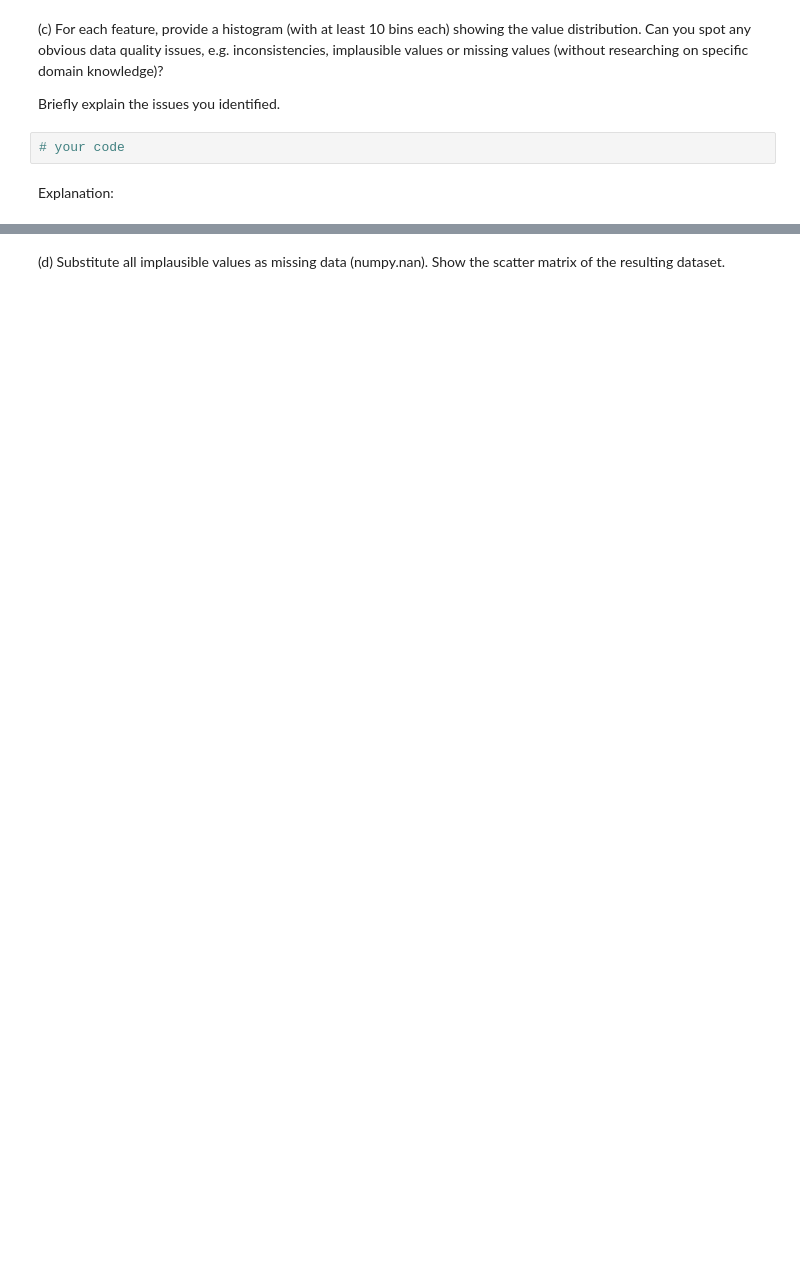
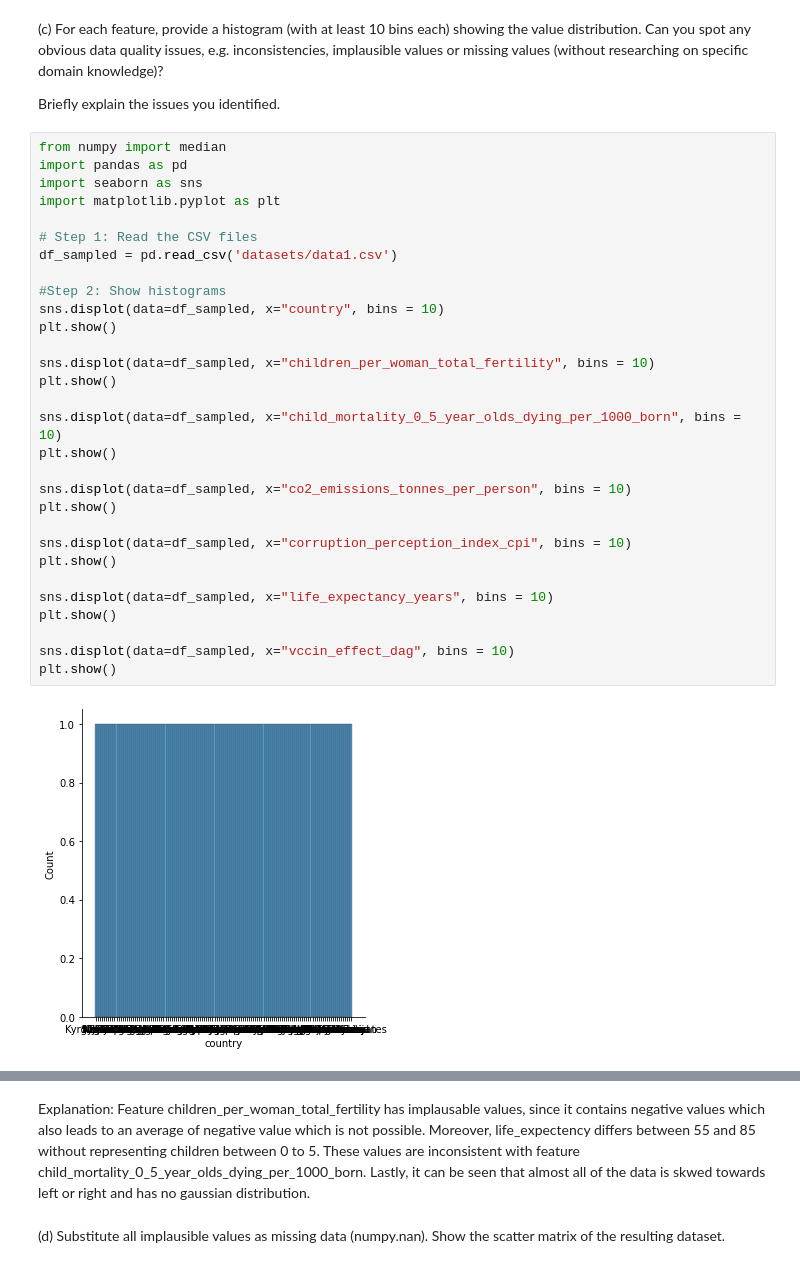
Before and after one commit to Noyan759/ids-assignment-unsupervised-learning, a Jupyter notebook: IDS_Assignment_2.ipynb, the cells around one changed output, grey strips where cells are left out. Saved outputs shown, nothing was run; the diff lists cells and outputs as text; blank space fills up the shorter version.

```diff
--- a/IDS_Assignment_2.ipynb
+++ b/IDS_Assignment_2.ipynb
@@ -50,7 +142,35 @@ Create new dataset <b>data1</b> by removing the feature 'geographic_group' from
 (c) For each feature, provide a histogram (with at least 10 bins each) showing the value distribution. Can you spot any obvious data quality issues, e.g. inconsistencies, implausible values or missing values (without researching on specific domain knowledge)?
 
 Briefly explain the issues you identified.
-# %%
-# your code
-# %% [markdown]
-Explanation:
+# %%
+from numpy import median
+import pandas as pd
+import seaborn as sns
+import matplotlib.pyplot as plt
+
+# Step 1: Read the CSV files
+df_sampled = pd.read_csv('datasets/data1.csv')
+
+#Step 2: Show histograms
+sns.displot(data=df_sampled, x="country", bins = 10)
+plt.show()
+
+sns.displot(data=df_sampled, x="children_per_woman_total_fertility", bins = 10)
+plt.show()
+
+sns.displot(data=df_sampled, x="child_mortality_0_5_year_olds_dying_per_1000_born", bins = 10)
+plt.show()
+
+sns.displot(data=df_sampled, x="co2_emissions_tonnes_per_person", bins = 10)
+plt.show()
+
+sns.displot(data=df_sampled, x="corruption_perception_index_cpi", bins = 10)
+plt.show()
+
+sns.displot(data=df_sampled, x="life_expectancy_years", bins = 10)
+plt.show()
+
+sns.displot(data=df_sampled, x="vccin_effect_dag", bins = 10)
+plt.show()
+# %% [output]
+[figure, added]
@@ -57,2 +183,4 @@ Explanation:
+# %% [markdown]
+Explanation: Feature children_per_woman_total_fertility has implausable values, since it contains negative values which also leads to an average of negative value which is not possible. Moreover, life_expectency differs between 55 and 85 without representing children between 0 to 5. These values are inconsistent with feature child_mortality_0_5_year_olds_dying_per_1000_born. Lastly, it can be seen that almost all of the data is skwed towards left or right and has no gaussian distribution.
 # %% [markdown]
 (d) Substitute all implausible values as missing data (numpy.nan). Show the scatter matrix of the resulting dataset.
```
Also changed, not shown: parts of 14 cells of this notebook, 4 other files.
